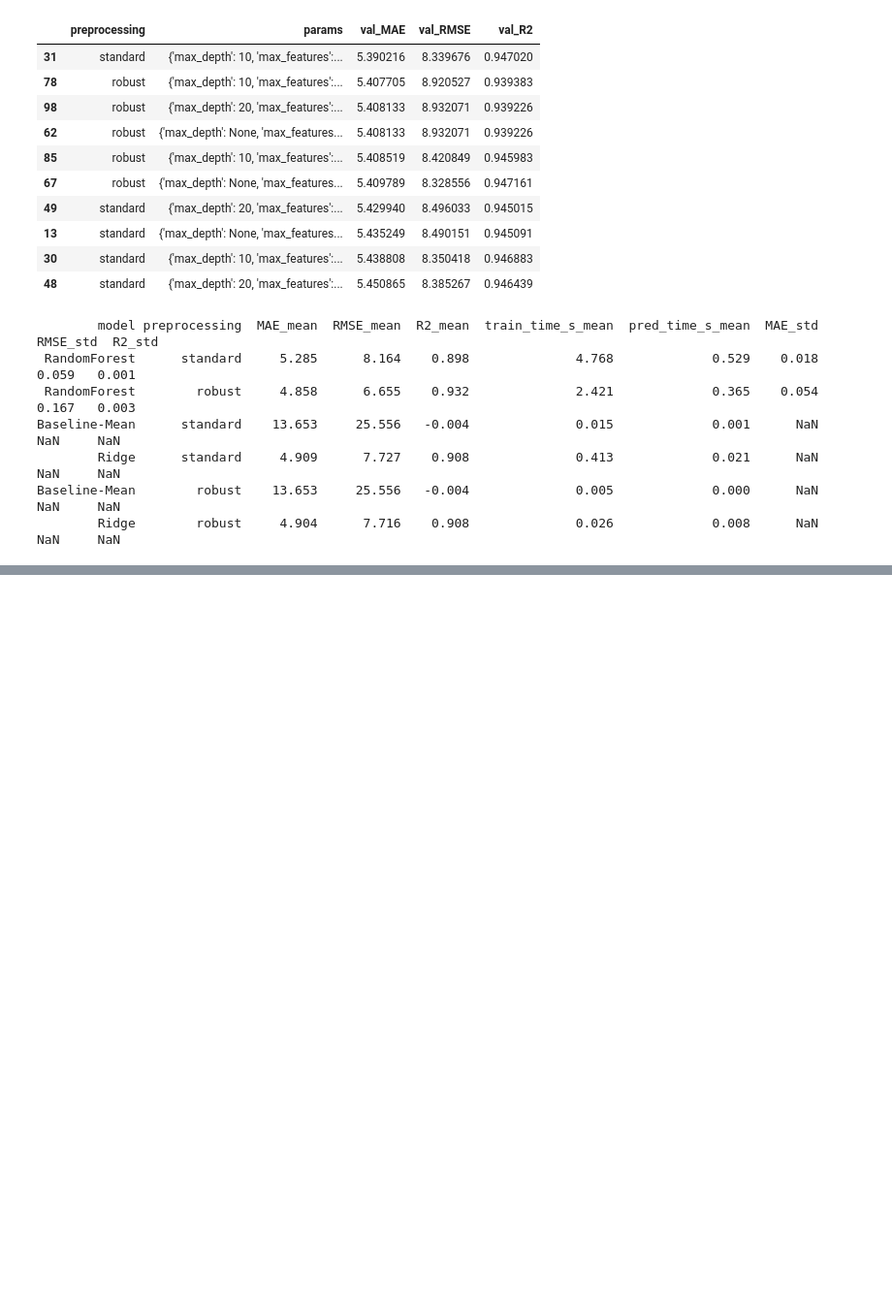
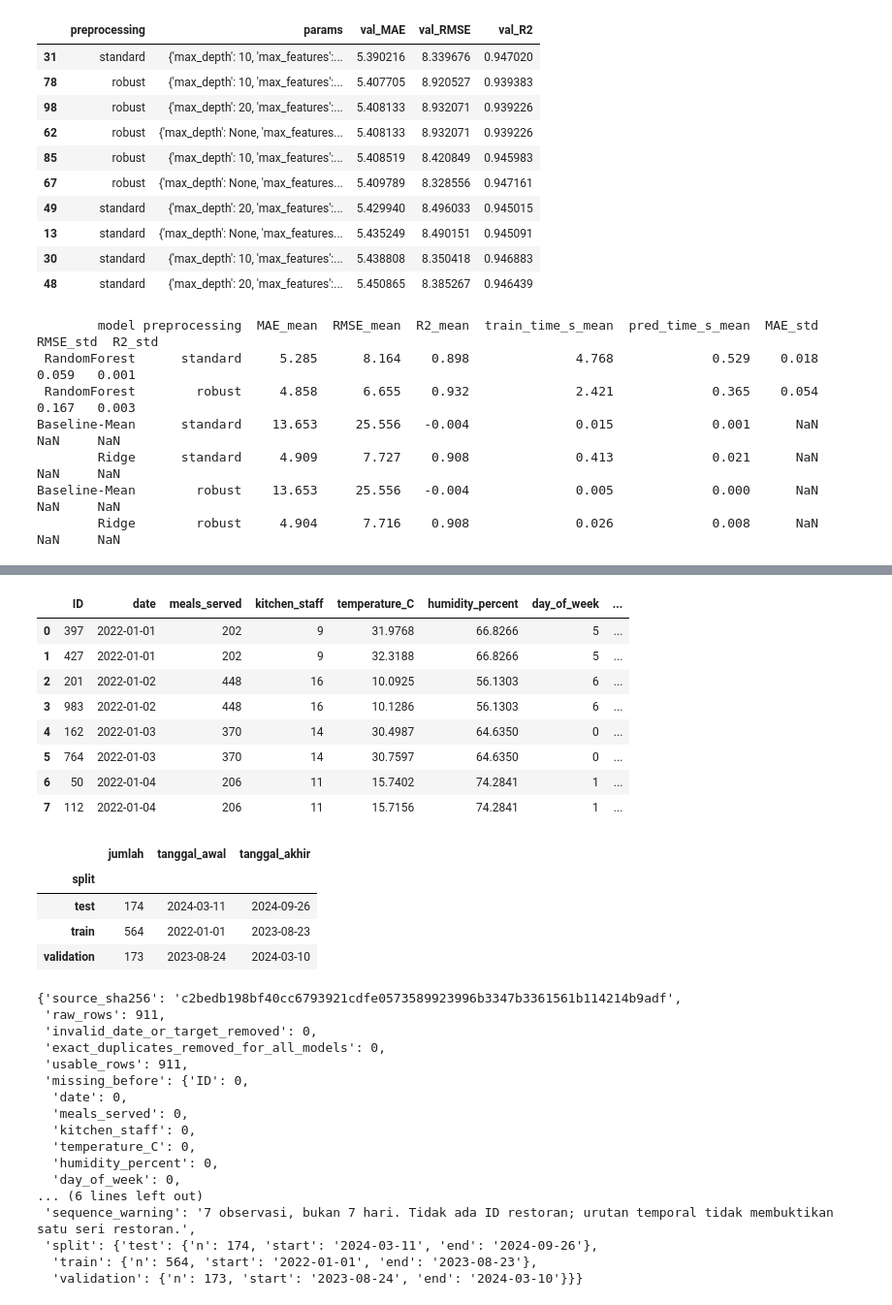
Before and after one commit to intananggreini99/foodSaveProject, a Jupyter notebook: notebooks/05_random_forest_model.ipynb, the cells around one changed output, grey strips where cells are left out. Shown at 97% size. Saved outputs shown, nothing was run; the diff lists cells and outputs as text; code cells hidden in the pictures; blank space fills up the shorter version.

```diff
--- a/notebooks/05_random_forest_model.ipynb
+++ b/notebooks/05_random_forest_model.ipynb
@@ -447,0 +465,28 @@ for name, (m, pred) in final_models.items():
+# %%
+from pathlib import Path
+import sys
+ROOT = Path.cwd().resolve()
+while not (ROOT / 'src/experiment.py').exists() and ROOT != ROOT.parent:
+    ROOT = ROOT.parent
+assert (ROOT / 'src/experiment.py').exists(), 'Buka notebook dari folder proyek FoodSave.'
+if str(ROOT) not in sys.path:
+    sys.path.insert(0, str(ROOT))
+import json
+import numpy as np
+import pandas as pd
+from IPython.display import display, Image, Markdown, Code
+from src.experiment import OUT, ART, load_data, prepare, run_model, evaluate
+pd.set_option('display.max_columns', 40)
+pd.set_option('display.precision', 4)
+get_ipython().run_line_magic('matplotlib', 'inline')
+
+import time
+import hashlib
+import inspect
+import joblib
+import matplotlib.pyplot as plt
+from sklearn.preprocessing import StandardScaler
+from sklearn.ensemble import RandomForestRegressor
+from src.experiment import NUM, CAT, TARGET, SEED, WINDOW, FoodPreprocessor, sequence, metrics, predict, plot_curve, save_json
+MODEL = 'RandomForest'
+CONFIGS = [{'max_depth':None,'min_samples_leaf':1,'max_features':1.0}, {'max_depth':10,'min_samples_leaf':3,'max_features':.8}]
@@ -447,0 +496,39 @@ for name, (m, pred) in final_models.items():
+# %%
+df = load_data()
+display(df.head(8))
+display(df.groupby('split').agg(jumlah=('date','size'), tanggal_awal=('date','min'), tanggal_akhir=('date','max')))
+display(json.loads((OUT/'data_audit.json').read_text(encoding='utf-8')))
+assert df.loc[df.split=='train','date'].max() < df.loc[df.split=='validation','date'].min()
+assert df.loc[df.split=='validation','date'].max() < df.loc[df.split=='test','date'].min()
+# %% [output]
+|  | ID | date | meals_served | kitchen_staff | temperature_C | humidity_percent | day_of_week | ... |
+| 0 | 397 | 2022-01-01 | 202 | 9 | 31.9768 | 66.8266 | 5 | ... |
+| 1 | 427 | 2022-01-01 | 202 | 9 | 32.3188 | 66.8266 | 5 | ... |
+| 2 | 201 | 2022-01-02 | 448 | 16 | 10.0925 | 56.1303 | 6 | ... |
+| 3 | 983 | 2022-01-02 | 448 | 16 | 10.1286 | 56.1303 | 6 | ... |
+| 4 | 162 | 2022-01-03 | 370 | 14 | 30.4987 | 64.6350 | 0 | ... |
+| 5 | 764 | 2022-01-03 | 370 | 14 | 30.7597 | 64.6350 | 0 | ... |
+| 6 | 50 | 2022-01-04 | 206 | 11 | 15.7402 | 74.2841 | 1 | ... |
+| 7 | 112 | 2022-01-04 | 206 | 11 | 15.7156 | 74.2841 | 1 | ... |
+|  | jumlah | tanggal_awal | tanggal_akhir |
+| split |  |  |  |
+| test | 174 | 2024-03-11 | 2024-09-26 |
+| train | 564 | 2022-01-01 | 2023-08-23 |
+| validation | 173 | 2023-08-24 | 2024-03-10 |
+{'source_sha256': 'c2bedb198bf40cc6793921cdfe0573589923996b3347b3361561b114214b9adf',
+ 'raw_rows': 911,
+ 'invalid_date_or_target_removed': 0,
+ 'exact_duplicates_removed_for_all_models': 0,
+ 'usable_rows': 911,
+ 'missing_before': {'ID': 0,
+  'date': 0,
+  'meals_served': 0,
+  'kitchen_staff': 0,
+  'temperature_C': 0,
+  'humidity_percent': 0,
+  'day_of_week': 0,
+... (6 lines left out)
+ 'sequence_warning': '7 observasi, bukan 7 hari. Tidak ada ID restoran; urutan temporal tidak membuktikan satu seri restoran.',
+ 'split': {'test': {'n': 174, 'start': '2024-03-11', 'end': '2024-09-26'},
+  'train': {'n': 564, 'start': '2022-01-01', 'end': '2023-08-23'},
+  'validation': {'n': 173, 'start': '2023-08-24', 'end': '2024-03-10'}}}
```
Also changed, not shown: parts of 35 cells of this notebook, 20 other files.
